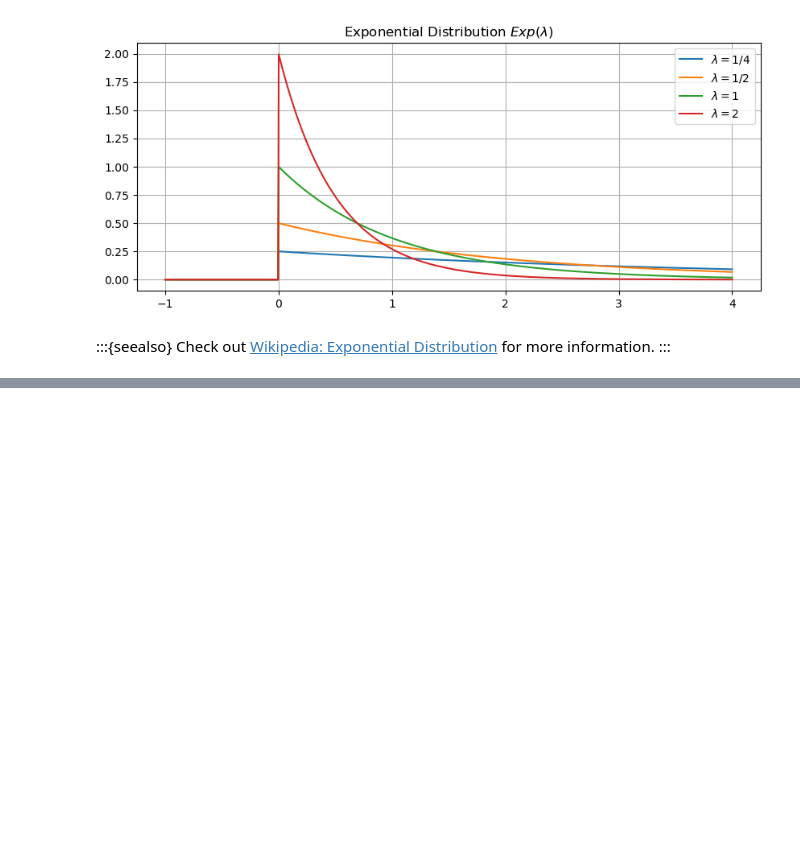
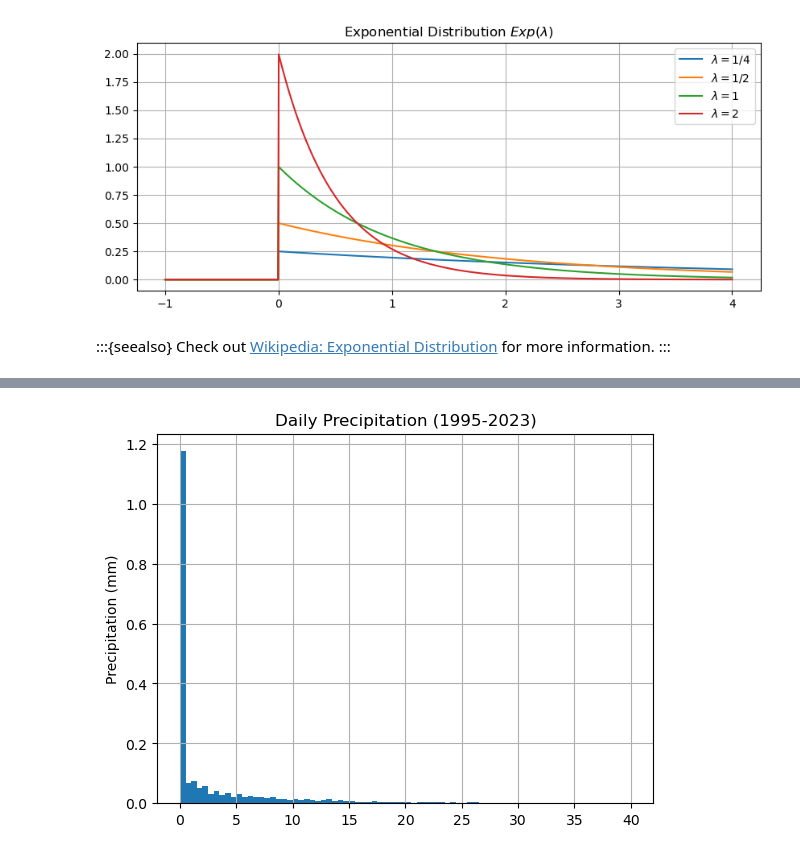
Before and after one commit to UBCMath/MATH360, a Jupyter notebook: stochastic/distributions/exponential.ipynb, the cells around one changed output, grey strips where cells are left out. Saved outputs shown, nothing was run; the diff lists cells and outputs as text; code cells hidden in the pictures; blank space fills up the shorter version.

```diff
--- a/stochastic/distributions/exponential.ipynb
+++ b/stochastic/distributions/exponential.ipynb
@@ -38,0 +44,3 @@ Check out [Wikipedia: Exponential Distribution](https://en.wikipedia.org/wiki/Ex
+# %%
+df = pd.read_csv('precipitation.csv')
+df.head()
@@ -38,0 +54,8 @@ Check out [Wikipedia: Exponential Distribution](https://en.wikipedia.org/wiki/Ex
+# %%
+df['precipitation'].hist(bins=np.arange(0,40.5,0.5),density=True)
+plt.ylabel('Frequency'), plt.ylabel('Precipitation (mm)')
+plt.title('Daily Precipitation (1995-2023)')
+plt.grid(True)
+plt.show()
+# %% [output]
+[figure, added]
```
Also changed, not shown: parts of 14 cells of this notebook, 4 other files.
